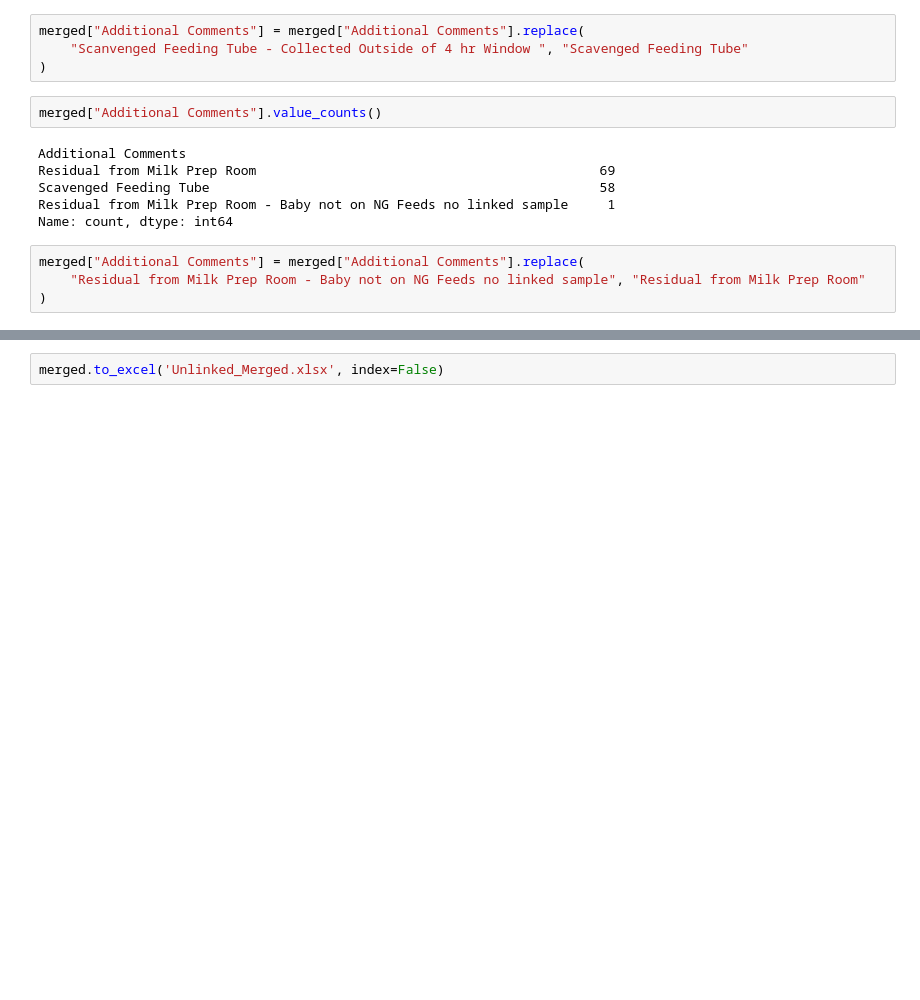
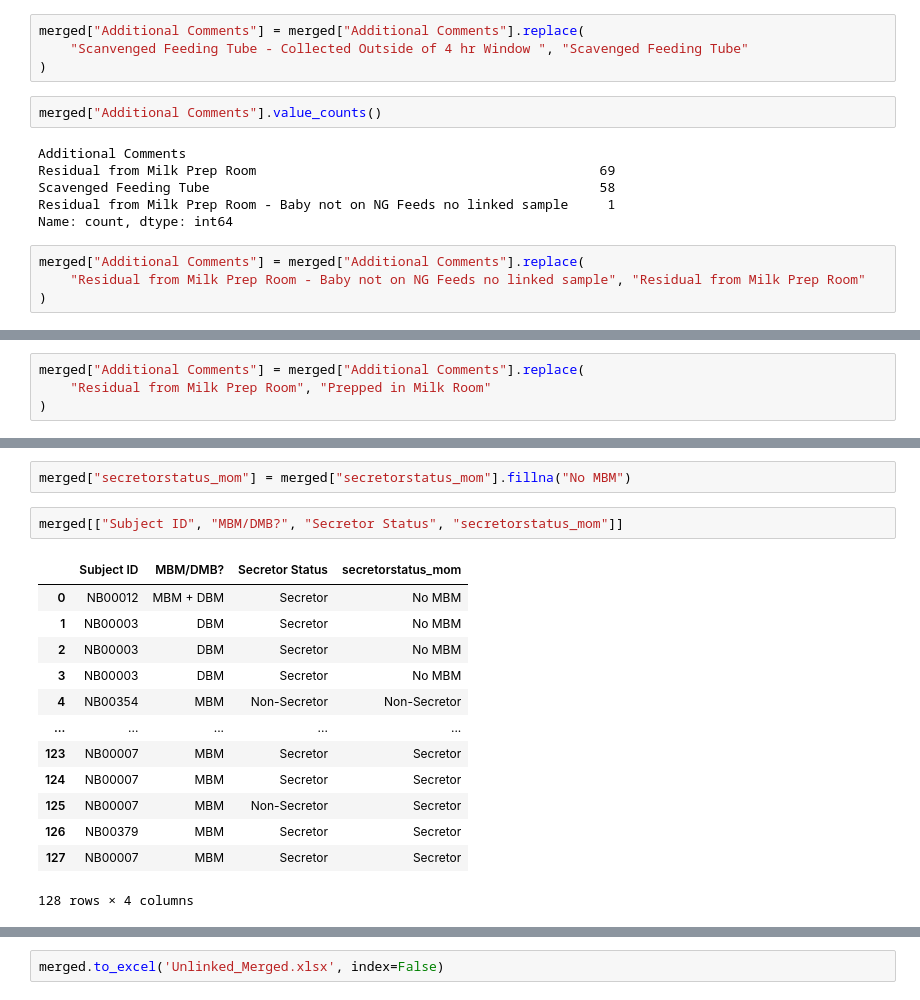
Before and after one commit to spann-pediatrics/NeoBank, a Jupyter notebook: unlinked.merge.ipynb, the cells around one changed output, grey strips where cells are left out. Saved outputs shown, nothing was run; the diff lists cells and outputs as text; blank space fills up the shorter version.

```diff
--- a/unlinked.merge.ipynb
+++ b/unlinked.merge.ipynb
@@ -350,0 +358,4 @@ merged["Additional Comments"] = merged["Additional Comments"].replace(
+# %%
+merged["Additional Comments"] = merged["Additional Comments"].replace(
+    "Residual from Milk Prep Room", "Prepped in Milk Room"
+)
@@ -366,0 +443,18 @@ merged["Sample Source"] = merged["Additional Comments"].apply(classify_sample_me
+# %%
+merged["secretorstatus_mom"] = merged["secretorstatus_mom"].fillna("No MBM")
+# %%
+merged[["Subject ID", "MBM/DMB?", "Secretor Status", "secretorstatus_mom"]]
+# %% [output]
+|  | Subject ID | MBM/DMB? | Secretor Status | secretorstatus_mom |
+| 0 | NB00012 | MBM + DBM | Secretor | No MBM |
+| 1 | NB00003 | DBM | Secretor | No MBM |
+| 2 | NB00003 | DBM | Secretor | No MBM |
+| 3 | NB00003 | DBM | Secretor | No MBM |
+| 4 | NB00354 | MBM | Non-Secretor | Non-Secretor |
+| ... | ... | ... | ... | ... |
+| 123 | NB00007 | MBM | Secretor | Secretor |
+| 124 | NB00007 | MBM | Secretor | Secretor |
+| 125 | NB00007 | MBM | Non-Secretor | Secretor |
+| 126 | NB00379 | MBM | Secretor | Secretor |
+| 127 | NB00007 | MBM | Secretor | Secretor |
+128 rows × 4 columns
```
Also changed, not shown: parts of 17 cells of this notebook, 14 other files.
